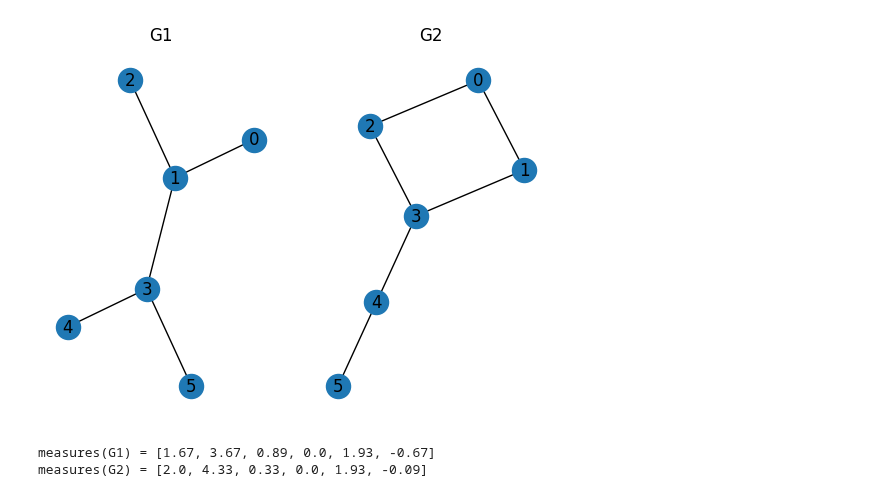
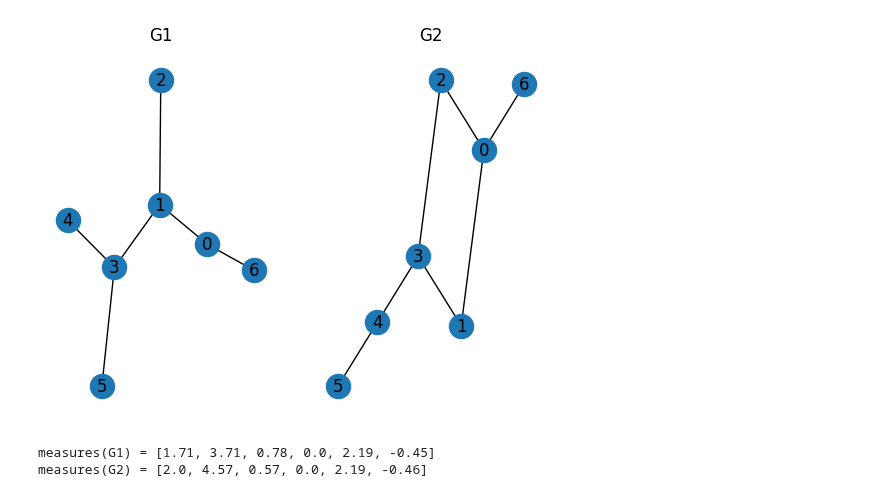
Before and after one commit to JunioCesarFerreira/ComplexNetworks, a Jupyter notebook: Studing/studing_3_homology.ipynb, the cells around one changed output. Saved outputs shown, nothing was run; the diff lists cells and outputs as text; code cells hidden in the pictures.

```diff
--- a/Studing/studing_3_homology.ipynb
+++ b/Studing/studing_3_homology.ipynb
@@ -4,24 +4,26 @@ import matplotlib.pyplot as plt
 import networkx as nx
 
 A1 = np.array([
-#    0 1 2 3 4 5
-    [0,1,0,0,0,0], # 0
-    [1,0,1,1,0,0], # 1
-    [0,1,0,0,0,0], # 2
-    [0,1,0,0,1,1], # 3
-    [0,0,0,1,0,0], # 4
-    [0,0,0,1,0,0]  # 5
+#    0 1 2 3 4 5 6
+    [0,1,0,0,0,0,1], # 0
+    [1,0,1,1,0,0,0], # 1
+    [0,1,0,0,0,0,0], # 2
+    [0,1,0,0,1,1,0], # 3
+    [0,0,0,1,0,0,0], # 4
+    [0,0,0,1,0,0,0], # 5
+    [1,0,0,0,0,0,0]  # 6
     ])
 G1 = nx.from_numpy_array(np.array(A1), create_using=nx.Graph)
 
 A2 = np.array([
-#    0 1 2 3 4 5
-    [0,1,1,0,0,0], # 0
-    [1,0,0,1,0,0], # 1
-    [1,0,0,1,0,0], # 2
-    [0,1,1,0,1,0], # 3
-    [0,0,0,1,0,1], # 4
-    [0,0,0,0,1,0]  # 5
+#    0 1 2 3 4 5 6
+    [0,1,1,0,0,0,1], # 0
+    [1,0,0,1,0,0,0], # 1
+    [1,0,0,1,0,0,0], # 2
+    [0,1,1,0,1,0,0], # 3
+    [0,0,0,1,0,1,0], # 4
+    [0,0,0,0,1,0,0], # 5
+    [1,0,0,0,0,0,0]  # 6
     ])
 G2 = nx.from_numpy_array(np.array(A2), create_using=nx.Graph)
 
@@ -33,36 +35,36 @@ plt.title("G2")
 nx.draw_kamada_kawai(G2,with_labels=True)
 plt.show()
 
 def measures(G):
     def momment_of_degree_distribution(G,m):
         M = 0
         N = len(G)
         for i in G.nodes:
             M = M + G.degree(i)**m
         M = M/N
         return M
 
     vk = dict(G.degree())
     vk = list(vk.values())
     vk = np.array(vk)
     k1 = momment_of_degree_distribution(G,1)
     k2 = momment_of_degree_distribution(G,2)
     variance = momment_of_degree_distribution(G,2) - momment_of_degree_distribution(G,1)**2
     av_cl = nx.average_clustering(G)
     l = nx.average_shortest_path_length(G)
     r=nx.degree_assortativity_coefficient(G)
 
     return  k1, k2, variance, av_cl, l, r
 
 results_G1 = measures(G1)
 results_G2 = measures(G2)
 
 print(f"measures(G1) = {[round(result, 2) for result in results_G1]}")
 print(f"measures(G2) = {[round(result, 2) for result in results_G2]}")
 # %% [output]
-[figure, old version]
+[figure, new version]
-measures(G1) = [1.67, 3.67, 0.89, 0.0, 1.93, -0.67]
-measures(G2) = [2.0, 4.33, 0.33, 0.0, 1.93, -0.09]
+measures(G1) = [1.71, 3.71, 0.78, 0.0, 2.19, -0.45]
+measures(G2) = [2.0, 4.57, 0.57, 0.0, 2.19, -0.46]
 # %%
 import networkx as nx
 import gudhi
```
Also changed, not shown: parts of 1 cell of this notebook, 1 other file.
